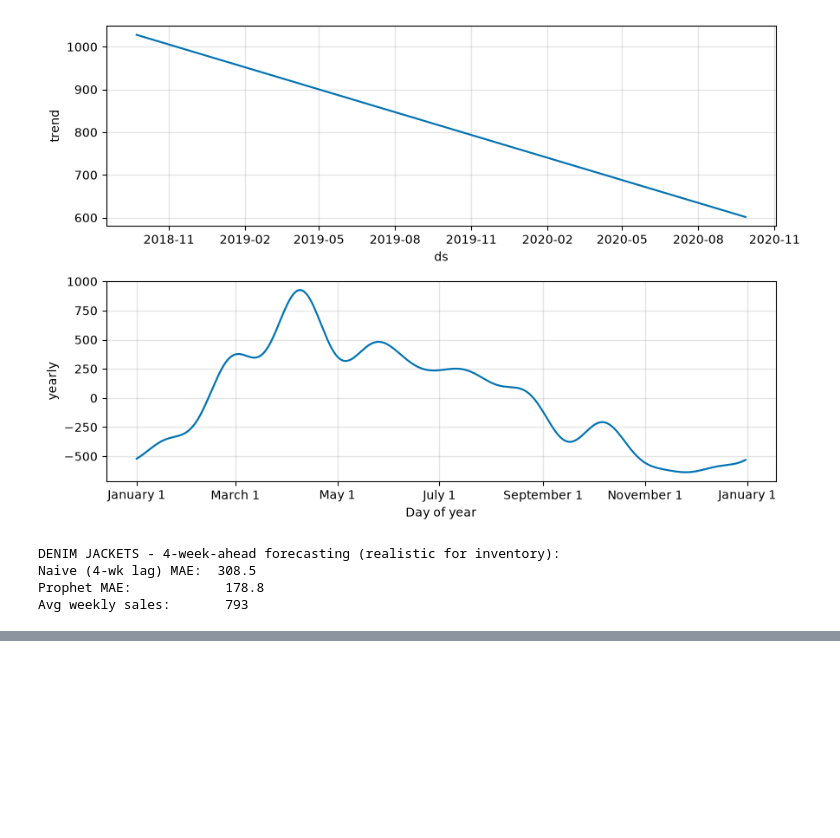
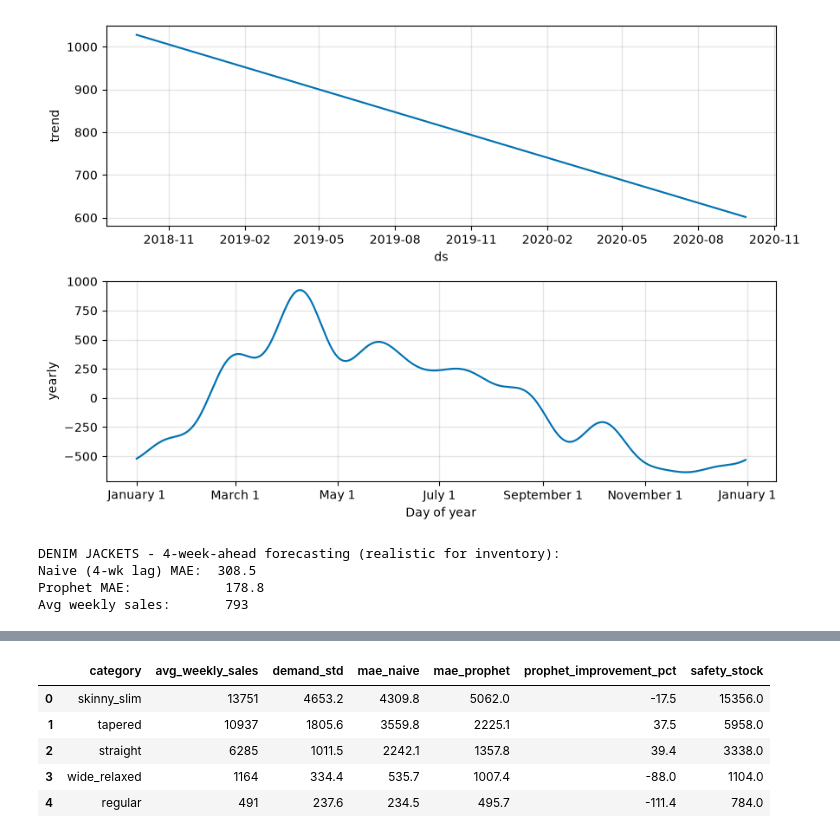
Before and after one commit to cristianowen/fashion-trend-forecasting, a Jupyter notebook: notebooks/04_forecasting.ipynb, the cells around one changed output, grey strips where cells are left out. Saved outputs shown, nothing was run; the diff lists cells and outputs as text; code cells hidden in the pictures; blank space fills up the shorter version.

```diff
--- a/notebooks/04_forecasting.ipynb
+++ b/notebooks/04_forecasting.ipynb
@@ -441,0 +484,6 @@ Avg weekly sales:       793
+# %%
+jacket_results = []
+for cat in ['denim', 'leather_biker', 'bomber']:
+    jacket_results.append(forecast_category_prophet(jackets_ts, 'style_category', cat))
+
+pd.DataFrame(jacket_results)
@@ -441,0 +514,6 @@ Avg weekly sales:       793
+# %%
+trouser_results = []
+for cat in ['skinny_slim', 'tapered', 'straight', 'wide_relaxed', 'regular']:
+    trouser_results.append(forecast_category_prophet(trousers_ts, 'fit_category', cat))
+
+pd.DataFrame(trouser_results)
@@ -441,0 +527,20 @@ Avg weekly sales:       793
+# %%
+import numpy as np
+
+z = 1.65
+lead_time_weeks = 4
+
+trouser_df = pd.DataFrame(trouser_results)
+jacket_df = pd.DataFrame(jacket_results)
+
+trouser_df['safety_stock'] = round(z * trouser_df['demand_std'] * np.sqrt(lead_time_weeks))
+jacket_df['safety_stock'] = round(z * jacket_df['demand_std'] * np.sqrt(lead_time_weeks))
+
+trouser_df
+# %% [output]
+|  | category | avg_weekly_sales | demand_std | mae_naive | mae_prophet | prophet_improvement_pct | safety_stock |
+| 0 | skinny_slim | 13751 | 4653.2 | 4309.8 | 5062.0 | -17.5 | 15356.0 |
+| 1 | tapered | 10937 | 1805.6 | 3559.8 | 2225.1 | 37.5 | 5958.0 |
+| 2 | straight | 6285 | 1011.5 | 2242.1 | 1357.8 | 39.4 | 3338.0 |
+| 3 | wide_relaxed | 1164 | 334.4 | 535.7 | 1007.4 | -88.0 | 1104.0 |
+| 4 | regular | 491 | 237.6 | 234.5 | 495.7 | -111.4 | 784.0 |
```
Also changed, not shown: parts of 14 cells of this notebook, 2 other files.
